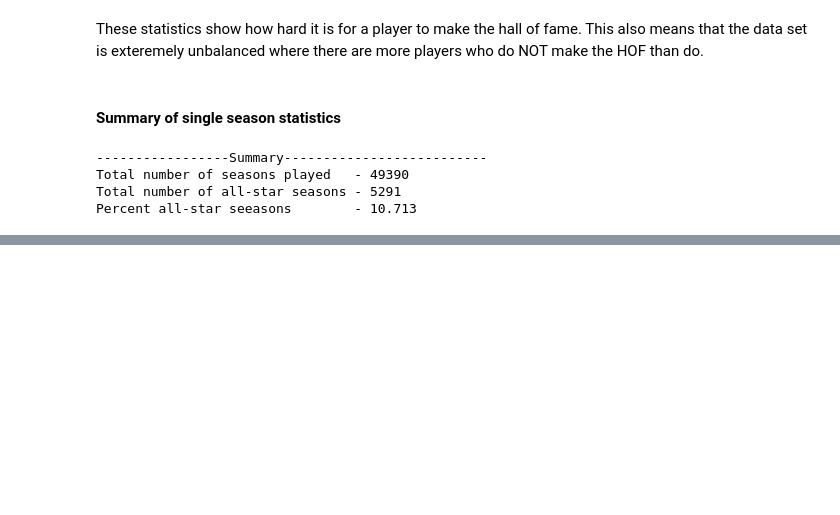
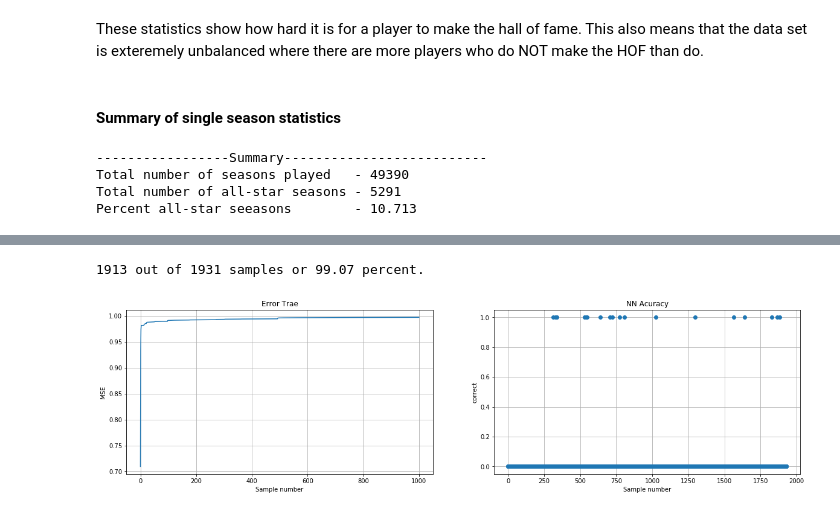
Before and after one commit to bstaab/CS545_MachineLearning, a Jupyter notebook: assignments/Project/Staab-FinalProject.ipynb, the cells around one changed output, grey strips where cells are left out. Cells and saved outputs as stored; diff of their text form; code cells hidden in the pictures; blank space fills up the shorter version.

```diff
--- a/assignments/Project/Staab-FinalProject.ipynb
+++ b/assignments/Project/Staab-FinalProject.ipynb
@@ -647,0 +675,22 @@ RuntimeError: Expected 4-dimensional input for 4-dimensional weight 5 1, but got
+# %%
+%%capture
+results = []
+results.append(run_test(num_inputs, [100,100,100,100,100], class_list, Xtrain, Ttrain, Xtest, Ttest, 1000, 'scg',  0.001, 0.0, False))
+# %%
+plt.figure(figsize=(20, 5))
+plt.subplot(1, 2, 1)
+plt.title('Error Trae')
+plt.xlabel('Sample number')
+plt.ylabel('MSE')
+plt.plot(results[0][4], '-')
+plt.grid(True)
+plt.subplot(1, 2, 2)
+plt.title('NN Acuracy')
+plt.xlabel('Sample number')
+plt.ylabel('correct')
+plt.plot((Ttest != results[0][3]).astype(int), 'o')
+plt.grid(True)
+print(f'{results[0][0]} out of {results[0][1]} samples or {results[0][2]:.2f} percent.')
+# %% [output]
+1913 out of 1931 samples or 99.07 percent.
+[figure, added]
```
Also changed, not shown: parts of 36 cells of this notebook, 3 other files.
